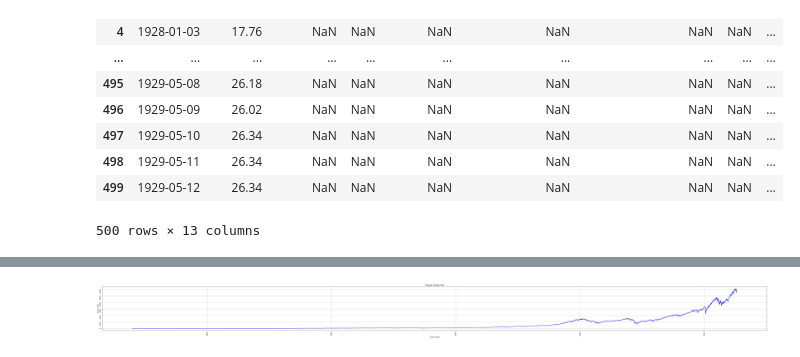
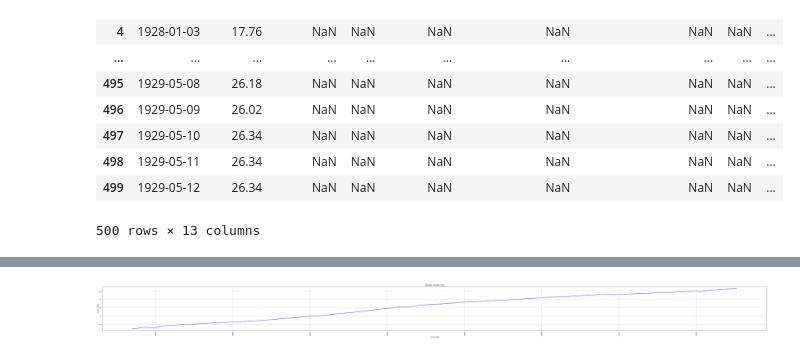
Before and after one commit to cocorowachi/CSC2621_SandP_Prediction, a Jupyter notebook: Data Process.ipynb, the cells around one changed output, grey strips where cells are left out. Drawn from its saved outputs; the diff is of its cells as text; code cells hidden in the pictures.

```diff
--- a/Data Process.ipynb
+++ b/Data Process.ipynb
@@ -143,23 +143,24 @@ Locator attempting to generate 1284 ticks ([-17108.0, ..., 21946.0]), which exce
 df_first_of_month = df[df['date'].dt.day == 1]
 # %%
 plt.figure(figsize=(75, 5))
-plt.plot(df['date'], df['SP_price'], linestyle='-', color='b', markersize=6, label="Data Line")
+
+plt.plot(df['date'], np.log(df['gdp']), linestyle='-', color='b', markersize=6, label="Data Line")
 # Add labels and title
 
 plt.xlabel('X-axis Label')
 plt.ylabel('Y-axis Label')
 
 plt.xticks(rotation=90)
 plt.yticks(rotation=90)
 
 plt.title('Sample Scatter Plot')
 
 plt.grid(True)
 # Show color bar
 
 # Show the plot
 plt.show()
 # %% [output]
-[figure, old version]
+[figure, new version]
 # %%
 csv = df.to_csv('Combined df.csv', index = False)
```
Also changed, not shown: parts of 3 cells of this notebook.
